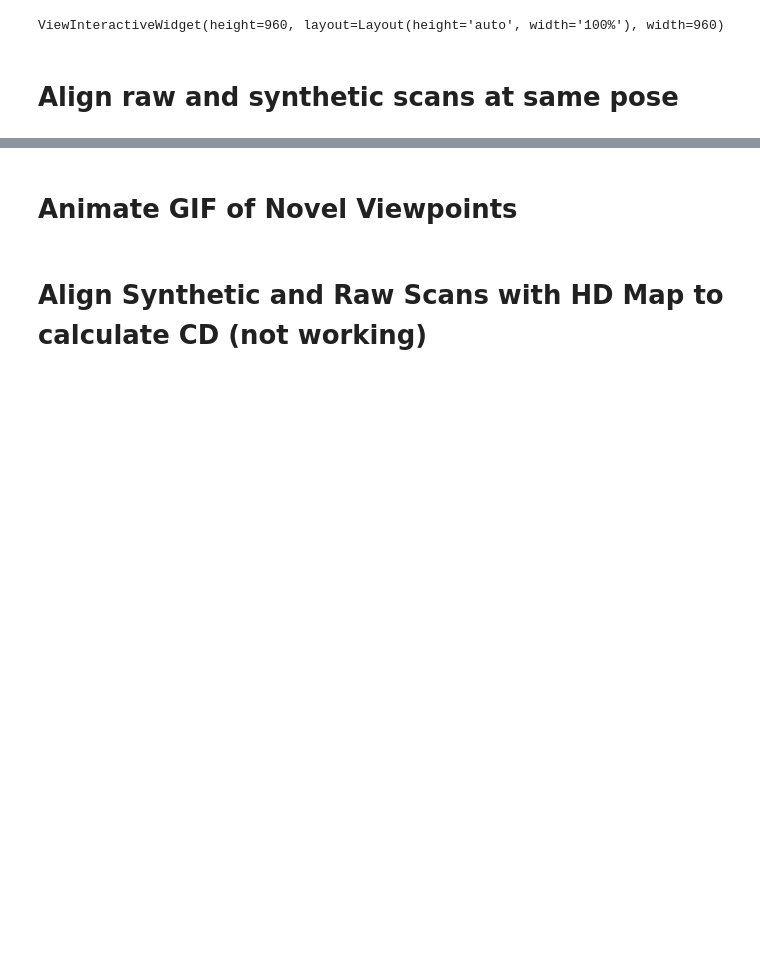
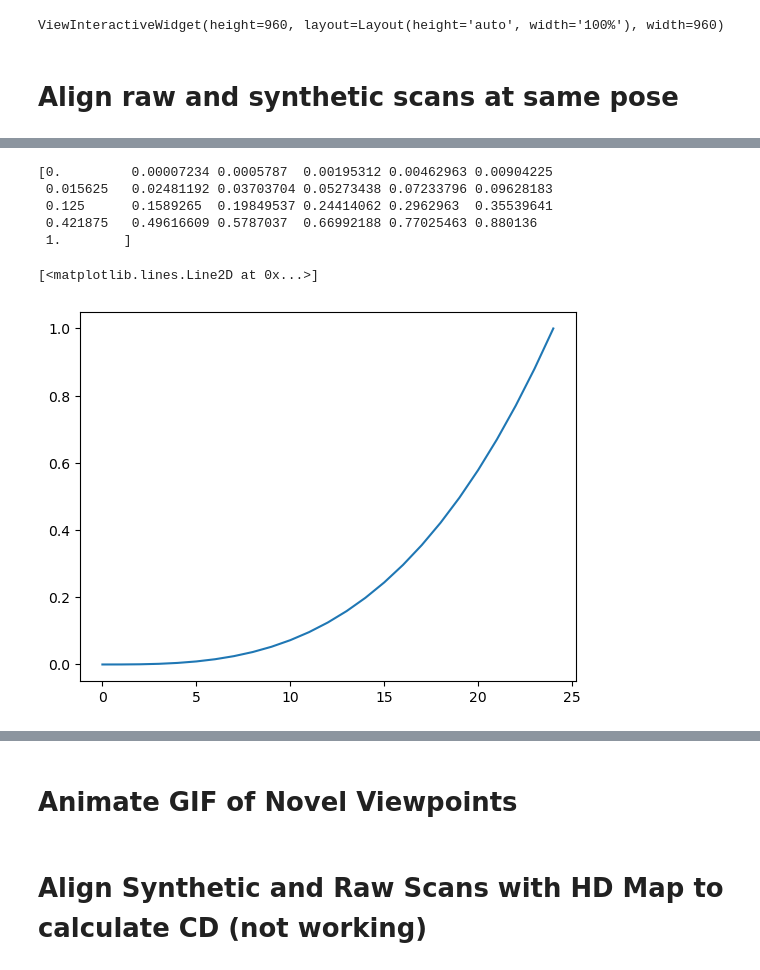
Before and after one commit to mcdermatt/ASAR, a Jupyter notebook: v3/nerf/coarseToFine.ipynb, the cells around one changed output, grey strips where cells are left out. Drawn from its saved outputs; the diff is of its cells as text; code cells hidden in the pictures; blank space fills up the shorter version.

```diff
--- a/v3/nerf/coarseToFine.ipynb
+++ b/v3/nerf/coarseToFine.ipynb
@@ -2391,0 +2441,22 @@ print(np.shape(rays_o_all))
+# %%
+fig, ax = p.subplots()
+
+num_render = 25
+
+x = np.linspace(0,num_render-1,num_render)
+# y = 1-np.log(num_render-x)/np.max(np.log(x))
+y = x**3/np.max(x**3)
+# y = 1/(1+np.exp(-x + num_render//2))
+# y = y**(0.5)
+
+print(y)
+
+ax.plot(x,y)
+# %% [output]
+[0.         0.00007234 0.0005787  0.00195312 0.00462963 0.00904225
+ 0.015625   0.02481192 0.03703704 0.05273438 0.07233796 0.09628183
+ 0.125      0.1589265  0.19849537 0.24414062 0.2962963  0.35539641
+ 0.421875   0.49616609 0.5787037  0.66992188 0.77025463 0.880136
+ 1.        ]
+[<matplotlib.lines.Line2D at 0x...>]
+[figure, added]
```
Also changed, not shown: parts of 19 cells of this notebook, 8 other files.
